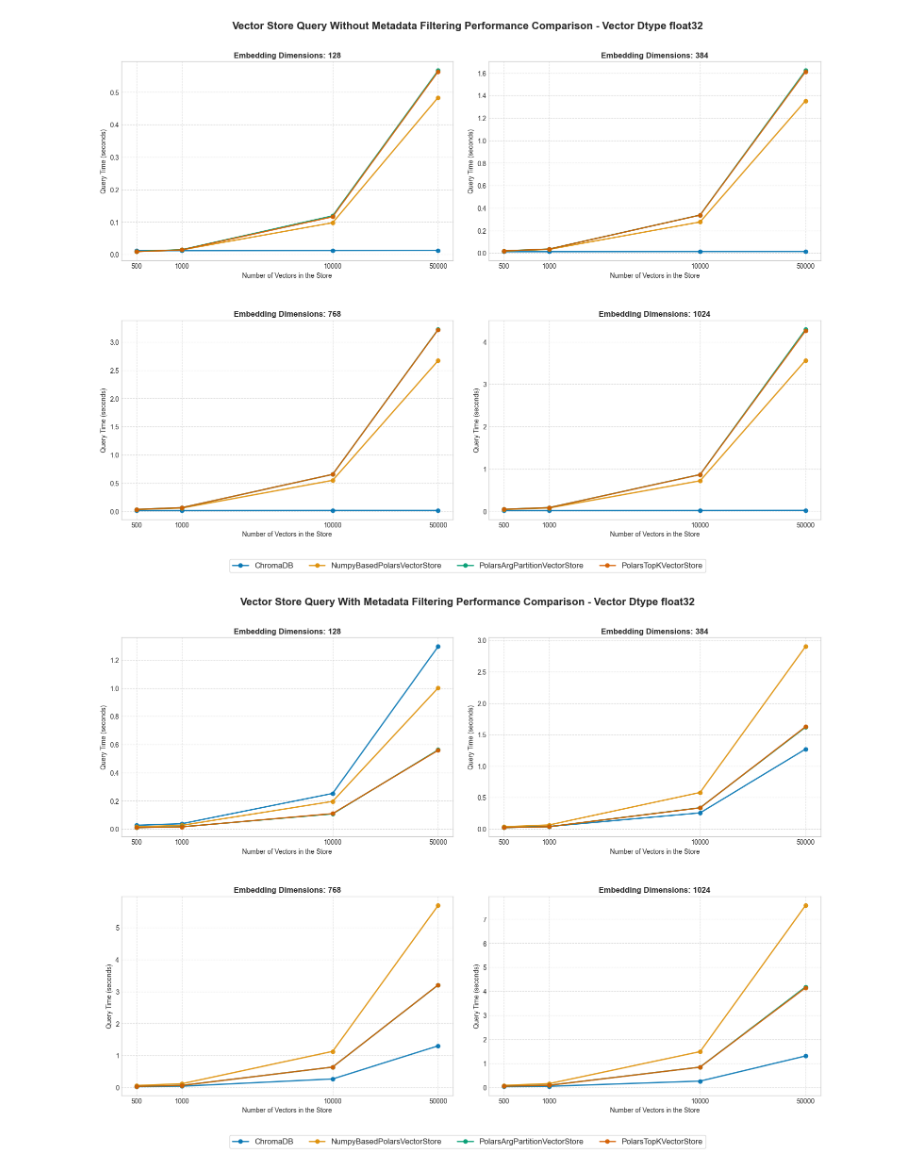
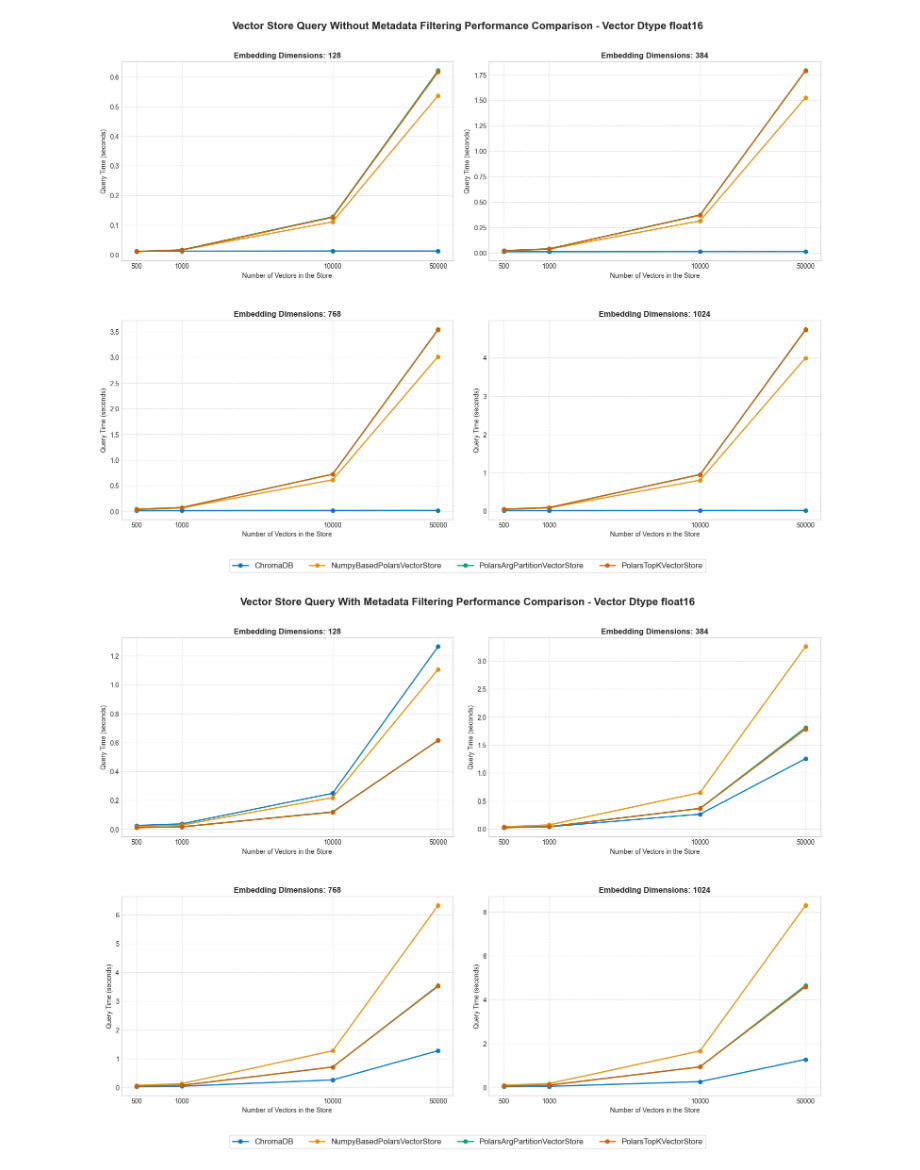
Before and after one commit to GiovanniGiacometti/polars-vector-store, a Jupyter notebook: notebooks/4. visualize-benchmark-results.ipynb, the cells around one changed output. Cells and saved outputs as stored; diff of their text form; code cells hidden in the pictures.

Commit message:
README.md, figures

```diff
--- a/notebooks/4. visualize-benchmark-results.ipynb
+++ b/notebooks/4. visualize-benchmark-results.ipynb
@@ -46,7 +48,7 @@ for vector_dtype in VECTOR_DTYPES:
         results[vector_dtype][embedding_dim] = df
 # %%
 # Consider only one vector dtype
-vector_dtype = VECTOR_DTYPES[1]
+vector_dtype = VECTOR_DTYPES[0]
 
 dtype_results = results[vector_dtype]
 # %%
@@ -129,8 +131,14 @@ fig.legend(
 
 
 plt.subplots_adjust(bottom=0.1, hspace=0.3)
+
+plt.savefig(
+    os.path.join(FOLDER, "figures", f"perf_comparison_{vector_dtype}.png"),
+    dpi=300,
+    bbox_inches="tight",
+)
 # %% [output]
-[figure, old version]
+[figure, new version]
 # %%
 # Create a figure with proper size and DPI
 fig, axes = plt.subplots(2, 2, figsize=(16, 12))
@@ -187,34 +195,42 @@ for i, embedding_dim in enumerate(EMBEDDING_DIMS):
     # Improve title and labels
     ax.set_title(
         f"Embedding Dimensions: {embedding_dim}",
         fontsize=12,
         fontweight="bold",
     )
     ax.set_xlabel("Number of Vectors in the Store", fontsize=10)
     ax.set_ylabel("Query Time (seconds)", fontsize=10)
     ax.set_xscale("log")
     ax.set_xticks(n_rows)
     ax.set_xticklabels(n_rows)
 
     # Add grid for better readability
     ax.grid(True, linestyle="--", alpha=0.7)
 
 # Create a single legend outside of all subplots
 fig.legend(
     handles_list,
     labels_list,
     loc="lower center",
     bbox_to_anchor=(0.5, 0.00),
     ncol=len(vectorstores_classes),
     fontsize=12,
     frameon=True,
     fancybox=True,
 )
 
 
 plt.subplots_adjust(bottom=0.1, hspace=0.3)
+
+plt.savefig(
+    os.path.join(
+        FOLDER, "figures", f"perf_comparison_one_metadata_filtering_{vector_dtype}.png"
+    ),
+    dpi=300,
+    bbox_inches="tight",
+)
 # %% [output]
-[figure, old version]
+[figure, new version]
 # %%
 # Create a figure with proper size and DPI
 fig, axes = plt.subplots(2, 2, figsize=(16, 12))
```
Also changed, not shown: parts of 2 cells of this notebook, 4 other files.
